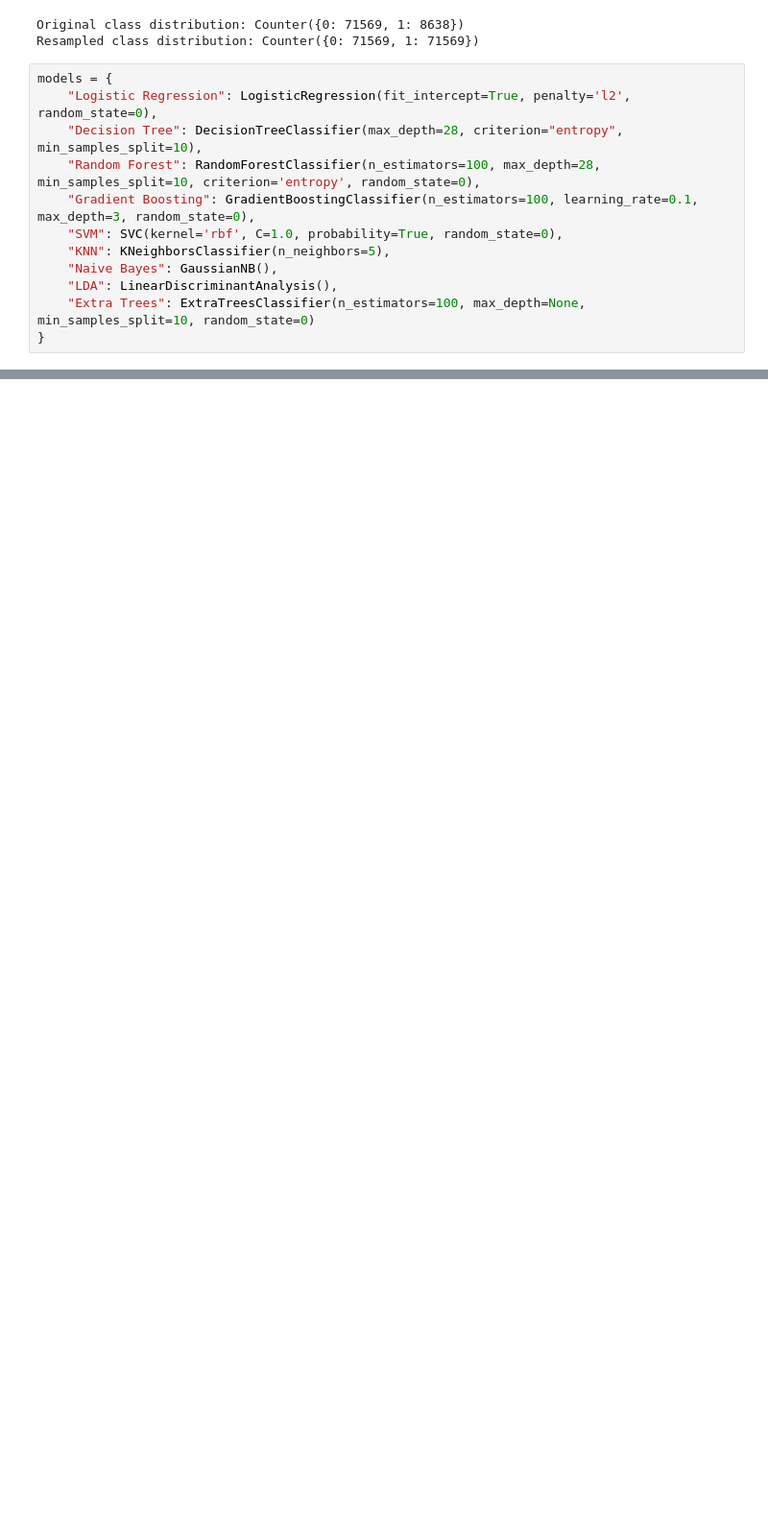
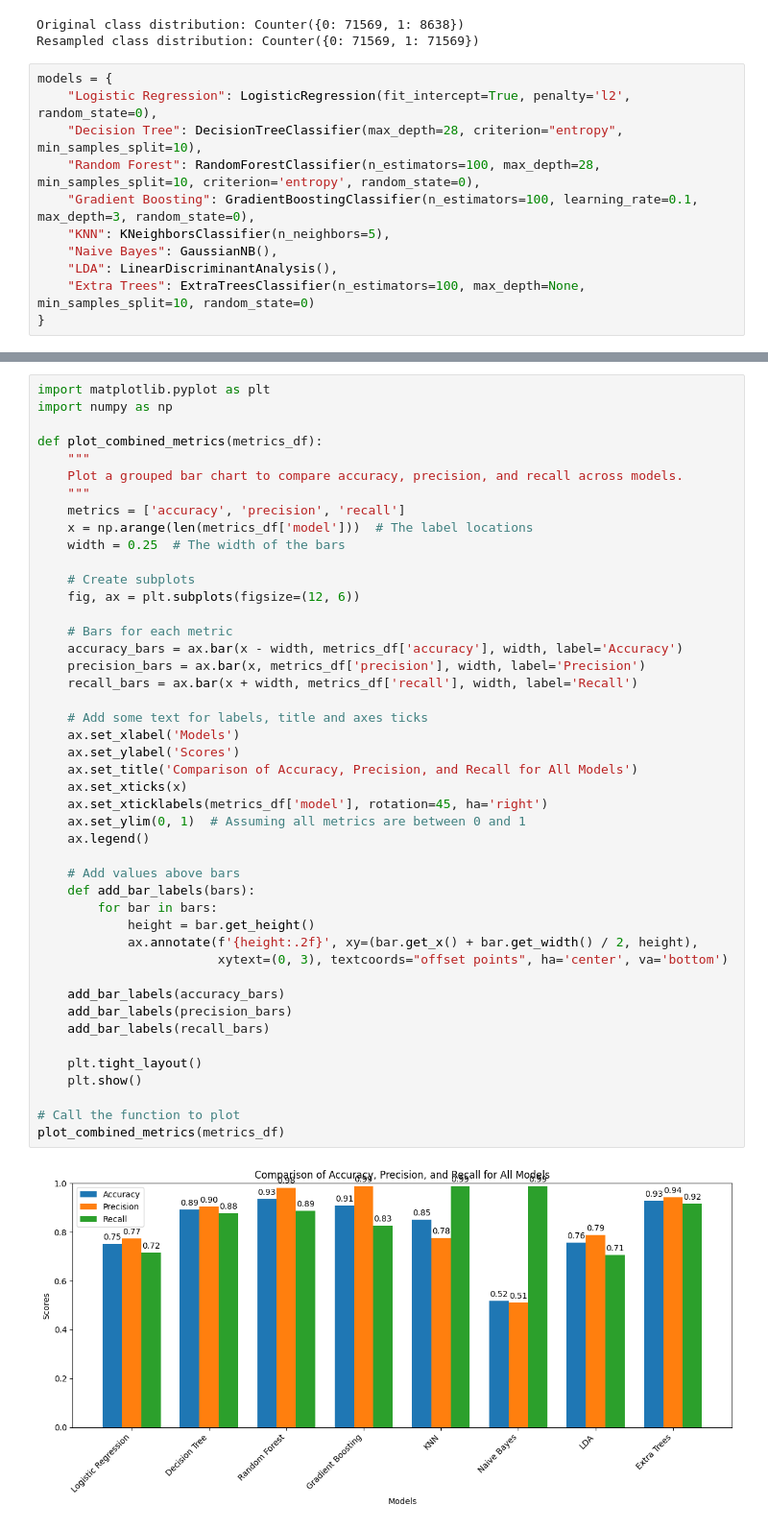
Before and after one commit to radhika2026/Patient-Readmit-Prediction, a Jupyter notebook: Model_Traditional.ipynb, the cells around one changed output, grey strips where cells are left out. Shown at 96% size. Saved outputs shown, nothing was run; the diff lists cells and outputs as text; blank space fills up the shorter version.

Commit message:
Traditional Models

```diff
--- a/Model_Traditional.ipynb
+++ b/Model_Traditional.ipynb
@@ -137,7 +137,6 @@ models = {
     "Decision Tree": DecisionTreeClassifier(max_depth=28, criterion="entropy", min_samples_split=10),
     "Random Forest": RandomForestClassifier(n_estimators=100, max_depth=28, min_samples_split=10, criterion='entropy', random_state=0),
     "Gradient Boosting": GradientBoostingClassifier(n_estimators=100, learning_rate=0.1, max_depth=3, random_state=0),
-    "SVM": SVC(kernel='rbf', C=1.0, probability=True, random_state=0),
     "KNN": KNeighborsClassifier(n_neighbors=5),
     "Naive Bayes": GaussianNB(),
     "LDA": LinearDiscriminantAnalysis(),
@@ -229,0 +261,47 @@ plot_comparative_metrics(metrics_df, metrics=['accuracy', 'precision', 'recall']
+# %%
+import matplotlib.pyplot as plt
+import numpy as np
+
+def plot_combined_metrics(metrics_df):
+    """
+    Plot a grouped bar chart to compare accuracy, precision, and recall across models.
+    """
+    metrics = ['accuracy', 'precision', 'recall']
+    x = np.arange(len(metrics_df['model']))  # The label locations
+    width = 0.25  # The width of the bars
+
+    # Create subplots
+    fig, ax = plt.subplots(figsize=(12, 6))
+
+    # Bars for each metric
+    accuracy_bars = ax.bar(x - width, metrics_df['accuracy'], width, label='Accuracy')
+    precision_bars = ax.bar(x, metrics_df['precision'], width, label='Precision')
+    recall_bars = ax.bar(x + width, metrics_df['recall'], width, label='Recall')
+
+    # Add some text for labels, title and axes ticks
+    ax.set_xlabel('Models')
+    ax.set_ylabel('Scores')
+    ax.set_title('Comparison of Accuracy, Precision, and Recall for All Models')
+    ax.set_xticks(x)
+    ax.set_xticklabels(metrics_df['model'], rotation=45, ha='right')
+    ax.set_ylim(0, 1)  # Assuming all metrics are between 0 and 1
+    ax.legend()
+
+    # Add values above bars
+    def add_bar_labels(bars):
+        for bar in bars:
+            height = bar.get_height()
+            ax.annotate(f'{height:.2f}', xy=(bar.get_x() + bar.get_width() / 2, height),
+                        xytext=(0, 3), textcoords="offset points", ha='center', va='bottom')
+
+    add_bar_labels(accuracy_bars)
+    add_bar_labels(precision_bars)
+    add_bar_labels(recall_bars)
+
+    plt.tight_layout()
+    plt.show()
+
+# Call the function to plot
+plot_combined_metrics(metrics_df)
+# %% [output]
+[figure, added]
```
Also changed, not shown: parts of 2 cells of this notebook.
